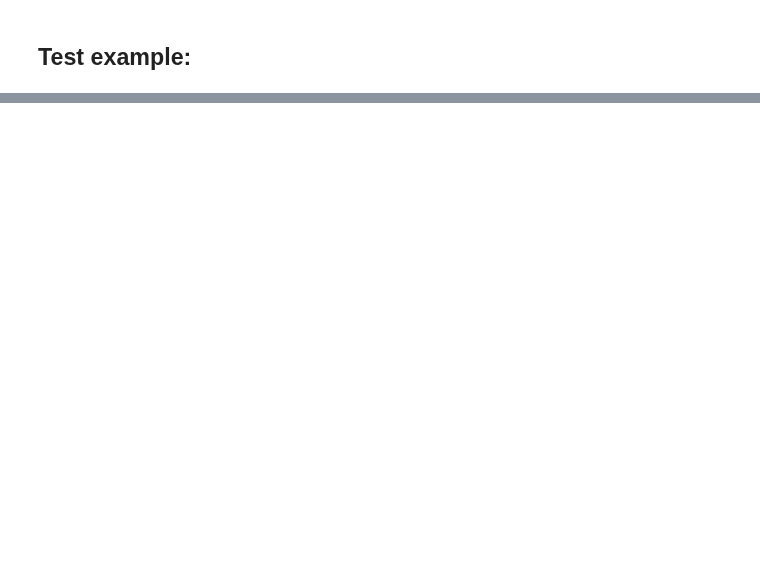
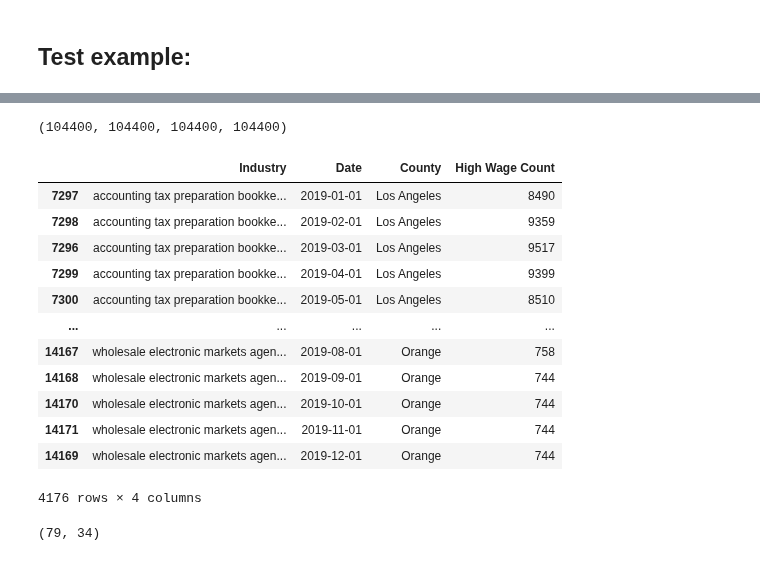
Before and after one commit to cafwd/job_quality_index, a Jupyter notebook: jqi-hierarchy-structure.ipynb, the cells around one changed output, grey strips where cells are left out. Cells and saved outputs as stored; diff of their text form; code cells hidden in the pictures; blank space fills up the shorter version.

Commit message:
add high wage outputs

```diff
--- a/jqi-hierarchy-structure.ipynb
+++ b/jqi-hierarchy-structure.ipynb
@@ -545,0 +556,9 @@ edd_to_hw(edd, ca_ipums_hw, 'Los Angeles', '311', '1/1/19', 100)
+# %%
+parsed_codes = set(list(edd['Main_Code'].unique()) + list(edd['Sub_1_Code'].unique()) + list(edd['Sub_2_Code'].unique()) + list(edd['Sub_3_Code'].unique()) + list(edd['Sub_4_Code'].unique()))
+# %%
+dates_edd = edd['Date'].unique()
+# %%
+industries = []
+dates = []
+counties = []
+counts = []
@@ -545,0 +567,13 @@ edd_to_hw(edd, ca_ipums_hw, 'Los Angeles', '311', '1/1/19', 100)
+# %%
+progress_count = 0
+for county in counties_edd:
+    for code in parsed_codes:
+        for date in dates_edd:
+            output, hw, industry = edd_to_hw(edd, ca_ipums_hw, naics, county_info, county, str(code), date, 30)
+            industries.append(industry)
+            dates.append(date)
+            counties.append(county)
+            counts.append(hw)
+            progress_count += 1
+            if progress_count % 10000 == 0:
+                print(f'Progress: {progress_count} / {total_iterations}')
@@ -545,0 +591,30 @@ edd_to_hw(edd, ca_ipums_hw, 'Los Angeles', '311', '1/1/19', 100)
+# %%
+# old length before updating with county_info - 106488
+len(industries), len(dates), len(counties), len(counts)
+# %% [output]
+(104400, 104400, 104400, 104400)
+# %%
+df_dict = {'Industry':industries, 'Date':dates, 'County':counties, 'High Wage Count':counts}
+tidy_df = pd.DataFrame(df_dict)
+tidy_df = tidy_df[tidy_df['Industry'].notna()]
+tidy_df['Date']= pd.to_datetime(tidy_df['Date'])
+tidy_df['High Wage Count'] = tidy_df['High Wage Count'].astype(int)
+tidy_df.sort_values(by=['Industry', 'County', 'Date'])
+# %% [output]
+|  | Industry | Date | County | High Wage Count |
+| 7297 | accounting tax preparation bookke... | 2019-01-01 | Los Angeles | 8490 |
+| 7298 | accounting tax preparation bookke... | 2019-02-01 | Los Angeles | 9359 |
+| 7296 | accounting tax preparation bookke... | 2019-03-01 | Los Angeles | 9517 |
+| 7299 | accounting tax preparation bookke... | 2019-04-01 | Los Angeles | 9399 |
+| 7300 | accounting tax preparation bookke... | 2019-05-01 | Los Angeles | 8510 |
+| ... | ... | ... | ... | ... |
+| 14167 | wholesale electronic markets agen... | 2019-08-01 | Orange | 758 |
+| 14168 | wholesale electronic markets agen... | 2019-09-01 | Orange | 744 |
+| 14170 | wholesale electronic markets agen... | 2019-10-01 | Orange | 744 |
+| 14171 | wholesale electronic markets agen... | 2019-11-01 | Orange | 744 |
+| 14169 | wholesale electronic markets agen... | 2019-12-01 | Orange | 744 |
+4176 rows × 4 columns
+# %%
+len(tidy_df['Industry'].unique()), len(tidy_df['County'].unique())
+# %% [output]
+(79, 34)
```
Also changed, not shown: parts of 75 cells of this notebook, 1 other file.
